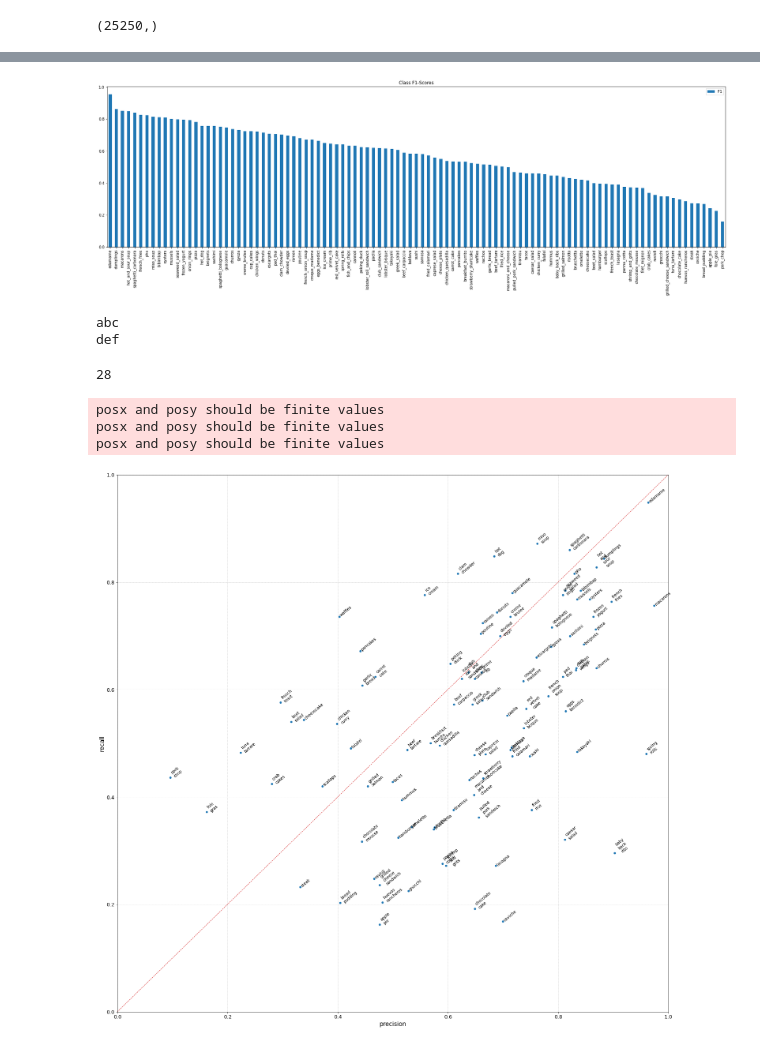
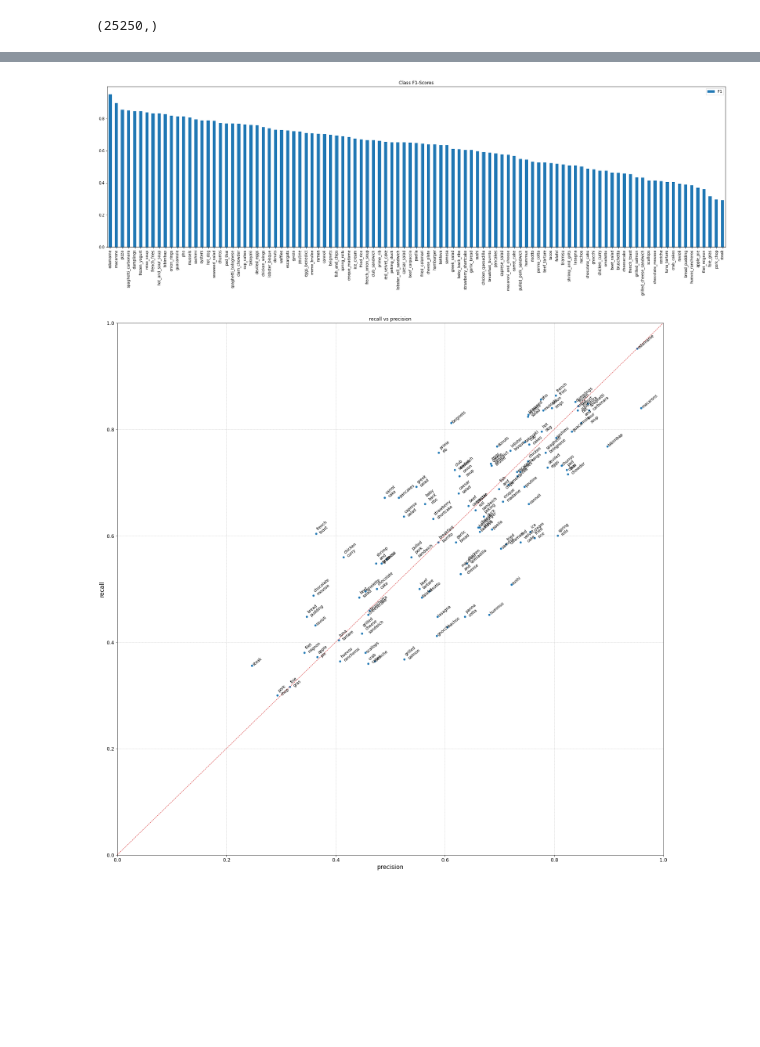
Before and after one commit to delta2echo/tensorflow_portfolio, a Jupyter notebook: 04_Transfer_Learning/04_Transfer_Learning_Project.ipynb, the cells around one changed output, grey strips where cells are left out. Drawn from its saved outputs; the diff is of its cells as text; code cells hidden in the pictures; blank space fills up the shorter version.

```diff
--- a/04_Transfer_Learning/04_Transfer_Learning_Project.ipynb
+++ b/04_Transfer_Learning/04_Transfer_Learning_Project.ipynb
@@ -255,9 +255,9 @@ ExpNum = CNTR(1)
 layer_data_augment = Sequential([Input(shape=INPUT_SHAPE,name='Aug_Input'),
                                  RandomFlip('horizontal',seed=SEED+1),
                                  RandomRotation(factor=(-0.10,0.10),seed=SEED+2),
-                                 RandomHeight(factor=0.10,seed=SEED+3),
-                                 RandomWidth(factor=0.10,seed=SEED+4),
-                                 RandomZoom(height_factor=0.10,seed=SEED+5),
+                                 RandomHeight(factor=0.05,seed=SEED+3),
+                                 RandomWidth(factor=0.05,seed=SEED+4),
+                                 RandomZoom(height_factor=0.08,seed=SEED+5),
                                  Resizing(height=IMG_SIZE[0],width=IMG_SIZE[1])
                                 ],name='Data_Augmentation')
 
@@ -493,7 +503,7 @@ Show_Is_Trainable(layer_EffNet,3)
 812 top_activation                       True
 # %%
 DATA_PERCENT = 0.75
-new_epochs = 10
+new_epochs = 5
 last_epoch_number = history_0.epoch[-1]
 total_epochs = last_epoch_number + new_epochs
 
@@ -553,6 +565,6 @@ layer_EffNet.trainable = False
 # %%
 DATA_PERCENT = 1.0
-new_epochs = 10
+new_epochs = 3
 last_epoch_number = history_0.epoch[-1]
 total_epochs = last_epoch_number + new_epochs
 
@@ -797,9 +697,9 @@ weighted avg       0.62      0.56      0.57     25250
 # %%
 #==== Create Dictionary of F1 scores
 class_f1 = {}
-for key,val in classification_report(y_test,y_pred,output_dict=True).items():
+for key, val in classification_report(y_test,y_pred,output_dict=True).items():
   if key not in ('accuracy', 'macro avg', 'weighted avg'):
-    class_f1[class_names[int(key)]] = {val['f1-score'],val['precision'],val['recall']}
+    class_f1[class_names[int(key)]] = {'F1':val['f1-score'],'precision':val['precision'],'recall':val['recall']}
 
 #==== Create DataFrame
 df = DataFrame.from_dict(class_f1,orient='index',columns=['F1','precision','recall'])
@@ -821,30 +721,20 @@ df.sort_values(by='F1')
 101 rows × 3 columns
 # %%
-ax = df.sort_values(by='F1',ascending=False).plot(kind='bar',figsize=(30,8),title='Class F1-Scores')
+ax = df.sort_values(by='F1',ascending=False).plot(y='F1',kind='bar',figsize=(30,8),title='Class F1-Scores')
 # %% [output]
-[figure, old version]
+[figure, new version]
-# %%
-print('abc_def'.replace('_','\n'))
-# %% [output]
-abc
-def
-# %%
-int(np.random.random()*45)
-# %% [output]
-28
 # %%
+#================ Visualize Recall vs Precision:
+df = df.fillna(0)
 ax = df.plot(x='precision',y='recall',kind='scatter',figsize=(25,25),fontsize=13,c='tab:blue')
 ax.plot(np.linspace(0,1,50),np.linspace(0,1,50),ls='--',c='tab:red',lw=1.0)
 ax.grid(True,axis='both',lw=0.5,ls='--')
 _=ax.set_ylabel('recall',fontdict={'fontsize':15})
 _=ax.set_xlabel('precision',fontdict={'fontsize':15})
 _=ax.set_ylim(0,1)
 _=ax.set_xlim(0,1)
-
+_=ax.set_title('recall vs precision')
 for name,vals in df.T.items():
   _ = ax.text(vals['precision'],vals['recall'],s=name.replace('_','\n'),fontsize=10,rotation=40)
 # %% [output]
-posx and posy should be finite values
-posx and posy should be finite values
-posx and posy should be finite values
-[figure, old version]
+[figure, new version]
```
Also changed, not shown: parts of 31 cells of this notebook.
